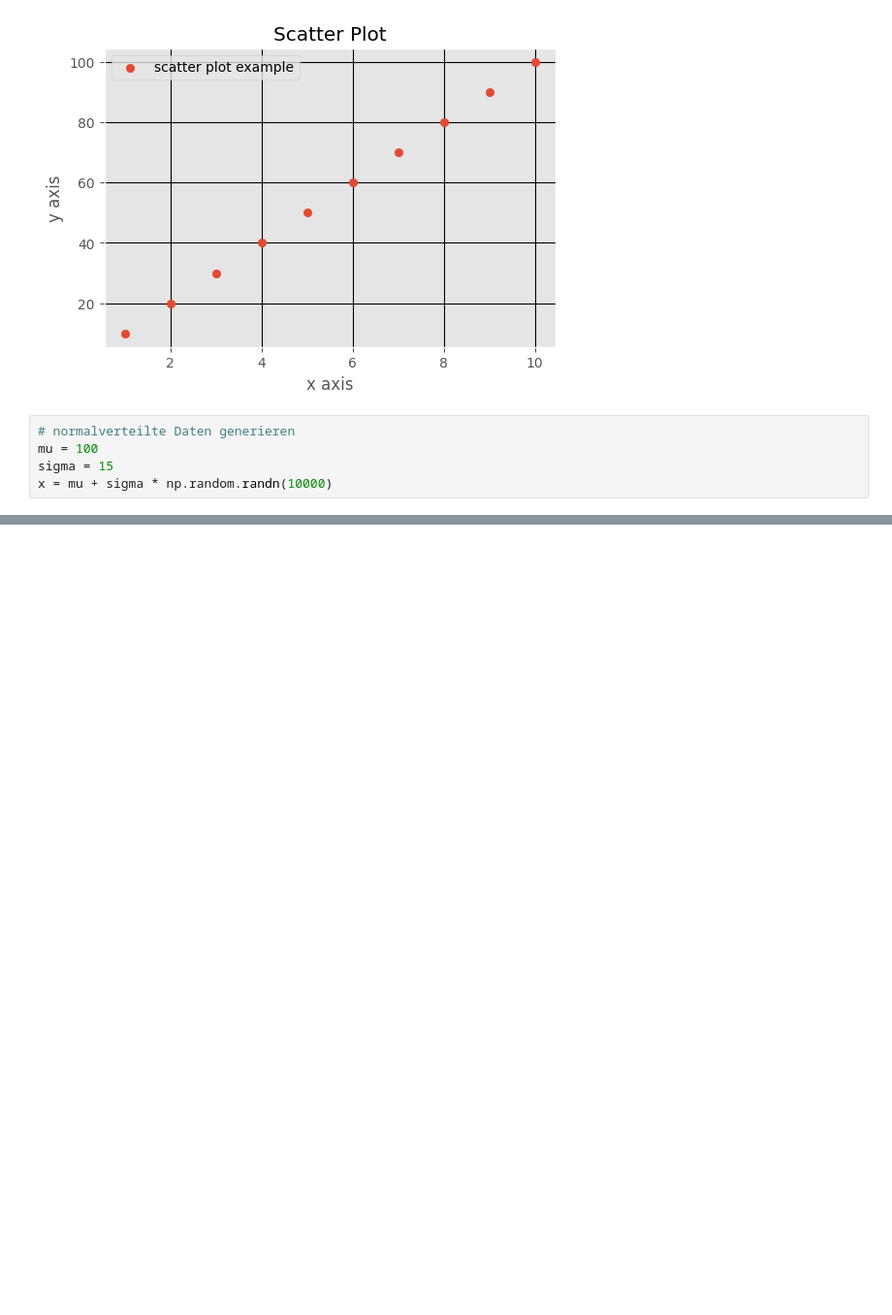
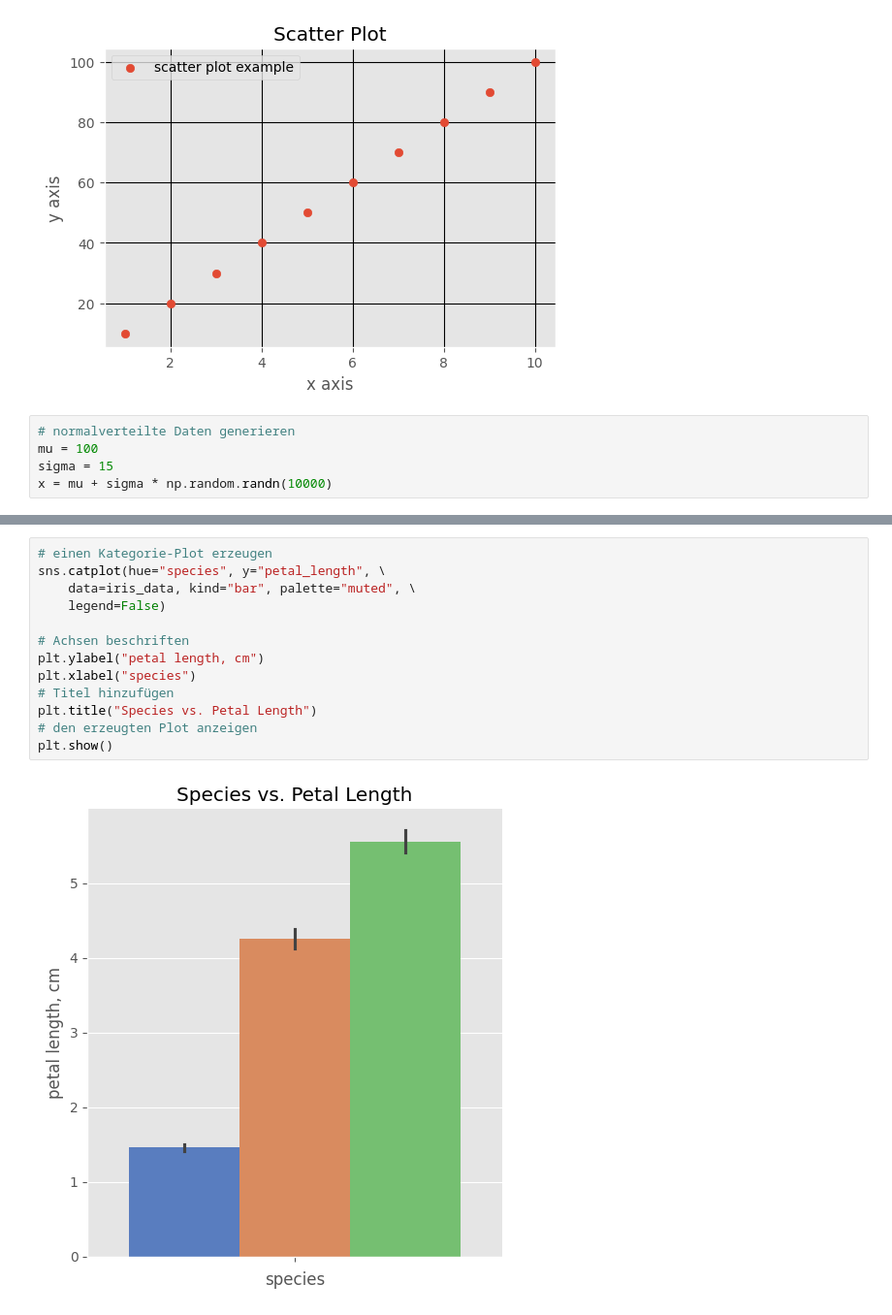
Before and after one commit to vegedy/DataScience, a Jupyter notebook: python/11-visualizing.ipynb, the cells around one changed output, grey strips where cells are left out. Shown at 97% size. Drawn from its saved outputs; the diff is of its cells as text; blank space fills up the shorter version.

```diff
--- a/python/11-visualizing.ipynb
+++ b/python/11-visualizing.ipynb
@@ -132,0 +188,15 @@ plt.show()
+# %%
+# einen Kategorie-Plot erzeugen
+sns.catplot(hue="species", y="petal_length", \
+    data=iris_data, kind="bar", palette="muted", \
+    legend=False)
+
+# Achsen beschriften
+plt.ylabel("petal length, cm")
+plt.xlabel("species")
+# Titel hinzufügen
+plt.title("Species vs. Petal Length")
+# den erzeugten Plot anzeigen
+plt.show()
+# %% [output]
+[figure, added]
```
Also changed, not shown: parts of 6 cells of this notebook.
